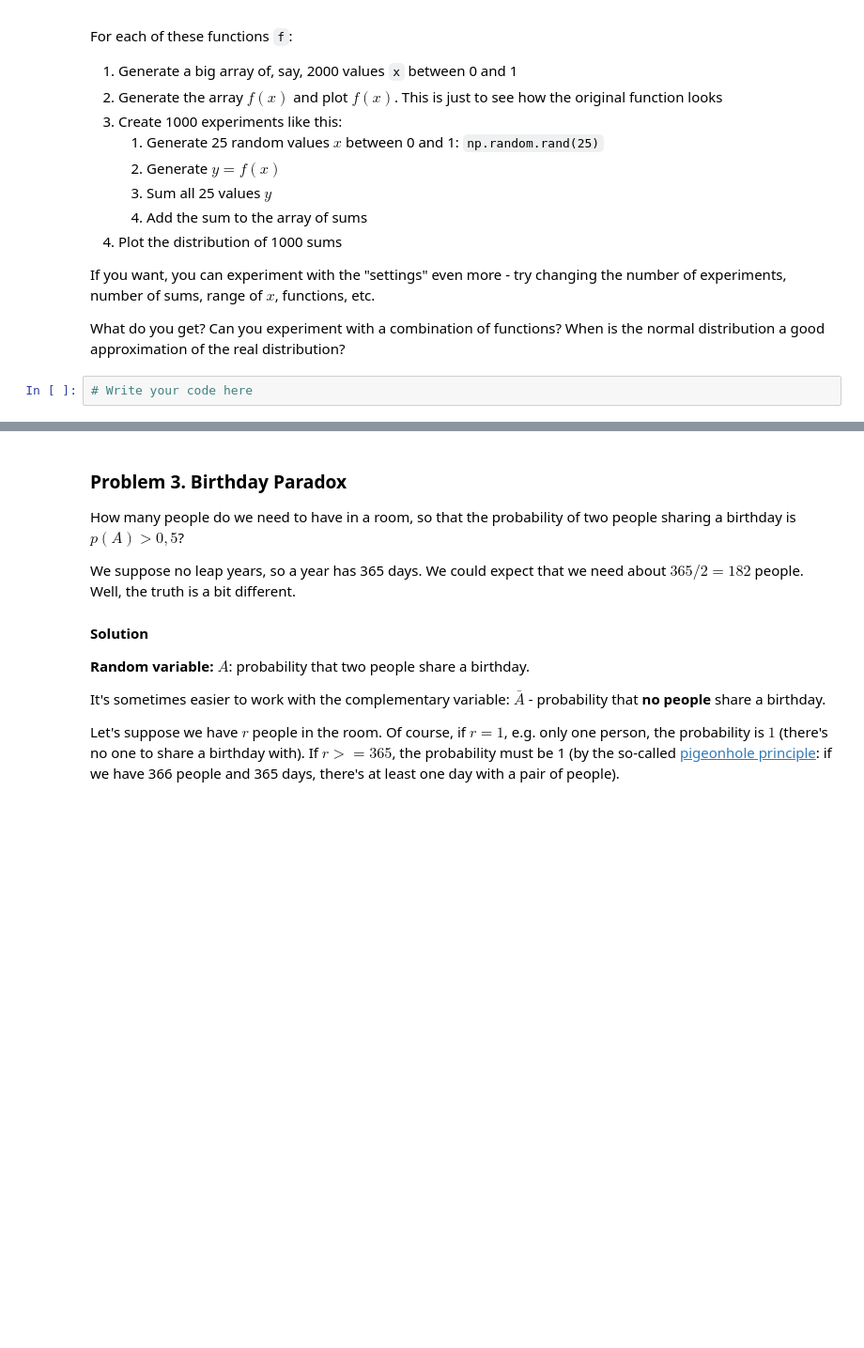
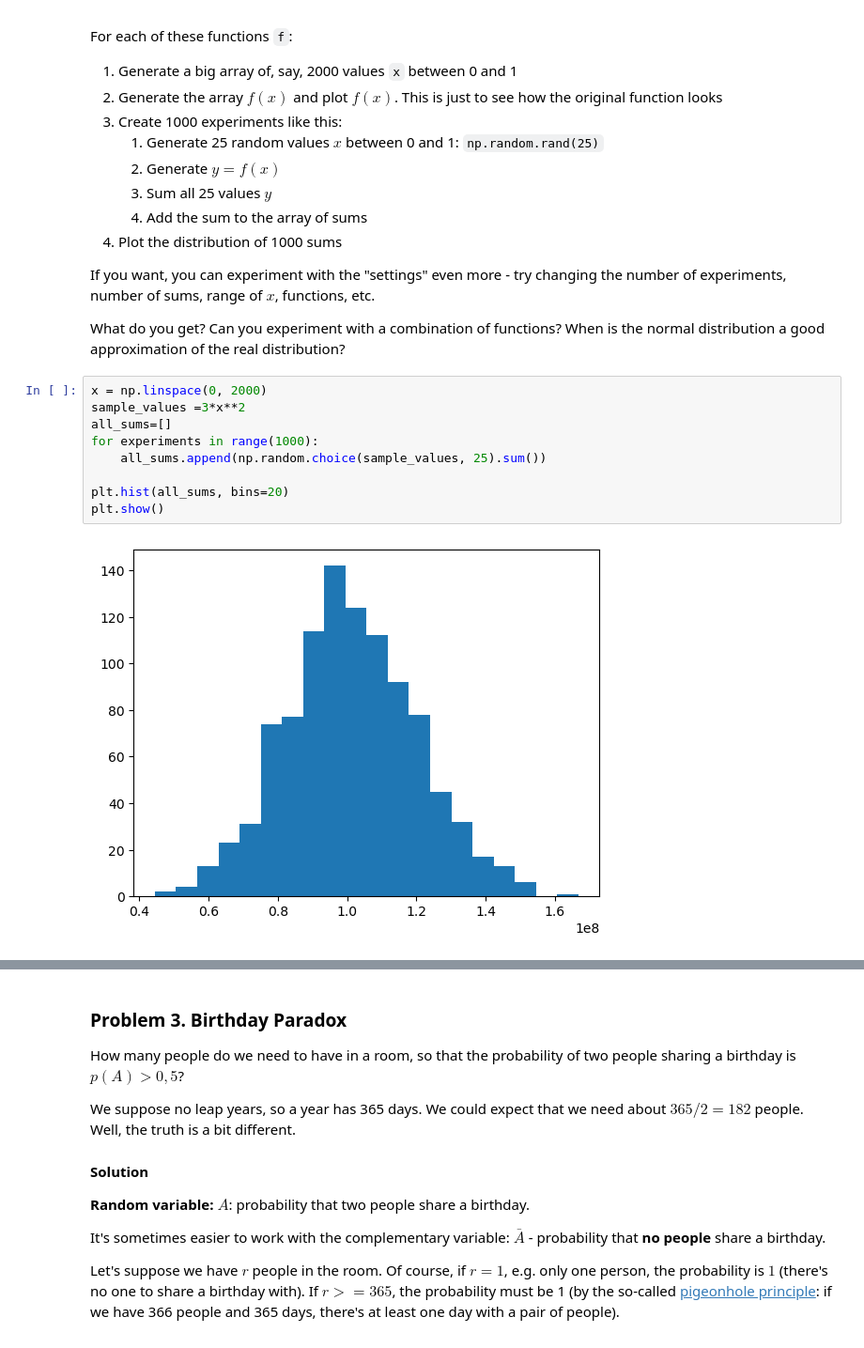
Before and after one commit to i11g/Probability-and-Combinatorics, a Jupyter notebook: Probability and Combinatorics Exercise.ipynb, the cells around one changed output, grey strips where cells are left out. Shown: that part at 94% size. Saved outputs shown, nothing was run; the diff lists cells and outputs as text; blank space fills up the shorter version.

```diff
--- a/Probability and Combinatorics Exercise.ipynb
+++ b/Probability and Combinatorics Exercise.ipynb
@@ -143,5 +143,14 @@ For each of these functions `f`:
 If you want, you can experiment with the "settings" even more - try changing the number of experiments, number of sums, range of $x$, functions, etc.
 
 What do you get? Can you experiment with a combination of functions? When is the normal distribution a good approximation of the real distribution?
-# %%
-# Write your code here
+# %%
+x = np.linspace(0, 2000)
+sample_values =3*x**2
+all_sums=[]
+for experiments in range(1000):
+    all_sums.append(np.random.choice(sample_values, 25).sum())
+
+plt.hist(all_sums, bins=20)
+plt.show()
+# %% [output]
+[figure, added]
```
Also changed, not shown: parts of 5 cells of this notebook.
